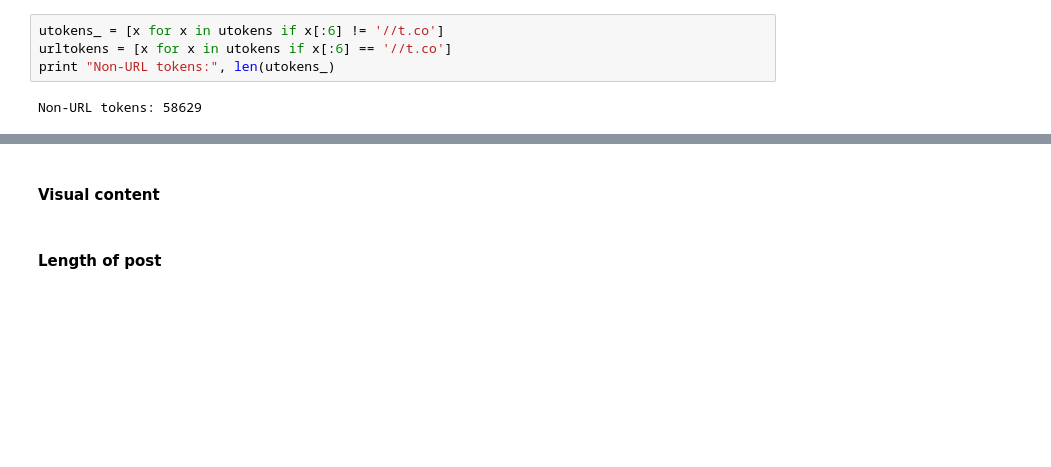
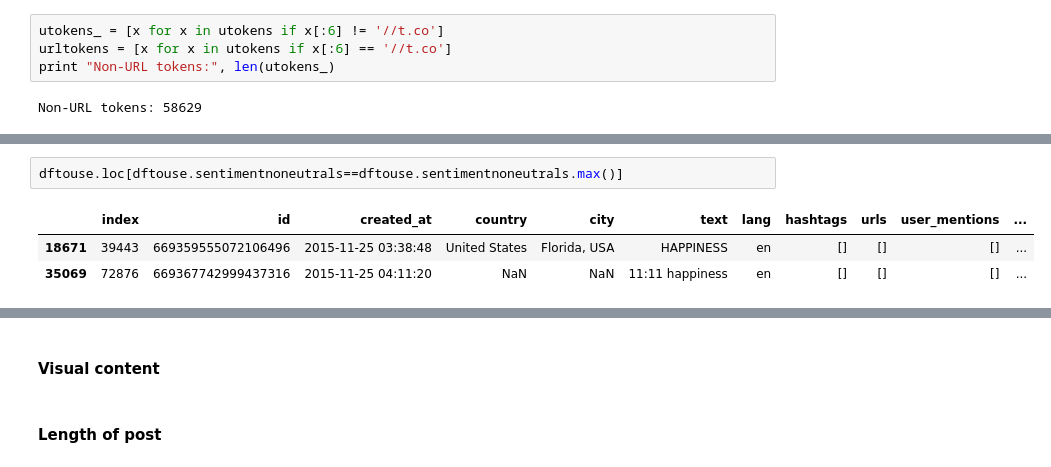
Before and after one commit to belindazeng/goingviral, a Jupyter notebook: goingviral.ipynb, the cells around one changed output, grey strips where cells are left out. Drawn from its saved outputs; the diff is of its cells as text; blank space fills up the shorter version.

```diff
--- a/goingviral.ipynb
+++ b/goingviral.ipynb
@@ -810,0 +824,6 @@ fdist.plot()
+# %%
+dftouse.loc[dftouse.sentimentnoneutrals==dftouse.sentimentnoneutrals.max()]
+# %% [output]
+|  | index | id | created_at | country | city | text | lang | hashtags | urls | user_mentions | ... |
+| 18671 | 39443 | 669359555072106496 | 2015-11-25 03:38:48 | United States | Florida, USA | HAPPINESS | en | [] | [] | [] | ... |
+| 35069 | 72876 | 669367742999437316 | 2015-11-25 04:11:20 | NaN | NaN | 11:11 happiness | en | [] | [] | [] | ... |
```
Also changed, not shown: parts of 6 cells of this notebook.
